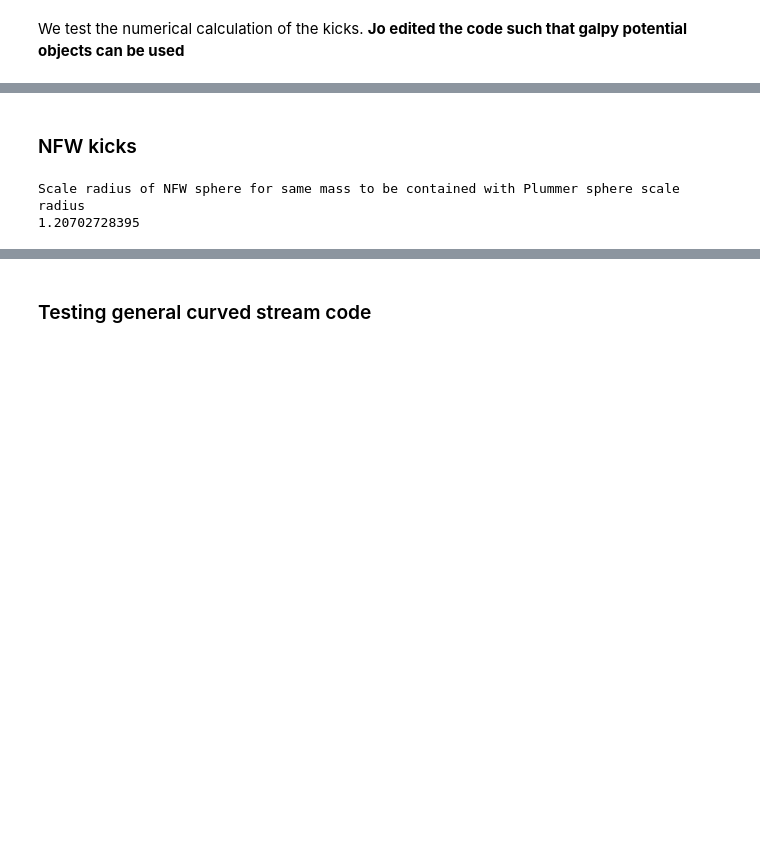
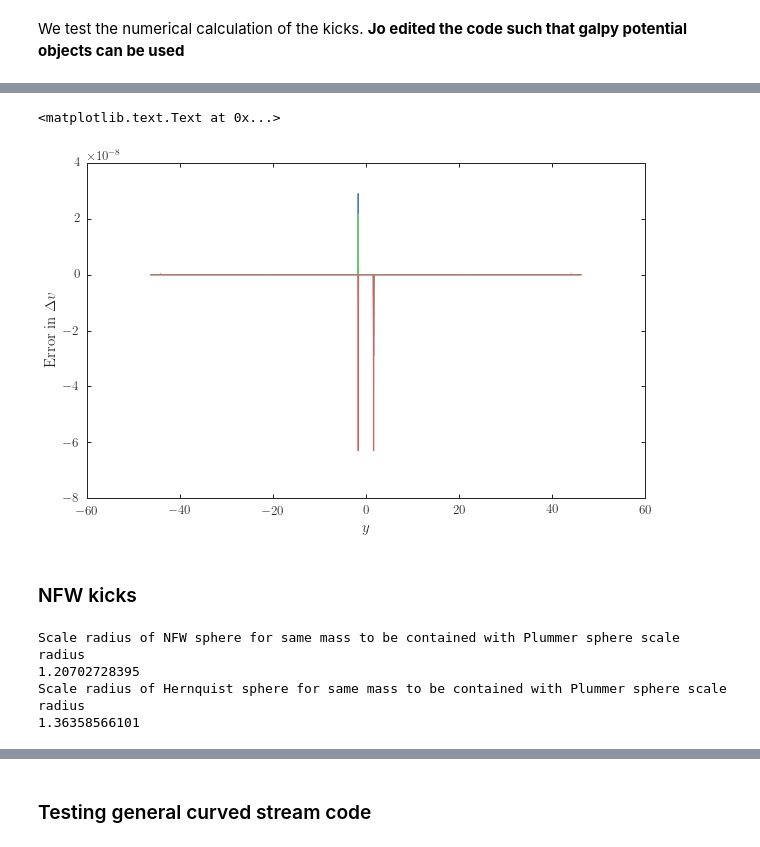
Before and after one commit to jobovy/streamgap-aa, a Jupyter notebook: py/StreamGapExample.ipynb, the cells around one changed output, grey strips where cells are left out. Saved outputs shown, nothing was run; the diff lists cells and outputs as text; code cells hidden in the pictures; blank space fills up the shorter version.

```diff
--- a/py/StreamGapExample.ipynb
+++ b/py/StreamGapExample.ipynb
@@ -49,3 +62,8 @@ plt.plot(y,deltav-deltav_analytic); plt.xlabel(r'$y$'); plt.ylabel(r'Error in $\
+# %%
+plt.plot(y,deltav-deltav_analytic); plt.xlabel(r'$y$'); plt.ylabel(r'Error in $\Delta v$')
+# %% [output]
+<matplotlib.text.Text at 0x...>
+[figure, added]
 # %% [markdown]
 ### NFW kicks
 # %%
@@ -62,9 +84,14 @@ from scipy.optimize import brentq
 print 'Scale radius of NFW sphere for same mass to be contained with Plummer sphere scale radius'
 nfw_scale = brentq(lambda a: plummer_mass(rs,GM,rs) - nfw_mass(rs,GM,a),0.05,rs)
 print nfw_scale
+print 'Scale radius of Hernquist sphere for same mass to be contained with Plummer sphere scale radius'
+hern_scale = brentq(lambda a: plummer_mass(rs,GM,rs) - hernquist_mass(rs,GM,a),0.05,3.*rs)
+print hern_scale
 # %% [output]
 Scale radius of NFW sphere for same mass to be contained with Plummer sphere scale radius
 1.20702728395
+Scale radius of Hernquist sphere for same mass to be contained with Plummer sphere scale radius
+1.36358566101
 # %%
 pot_nfw = NFWPotential(amp=GM,a=nfw_scale)
 deltav_nfw= galpy.df_src.streamgapdf.impulse_deltav_general(v,y,b,w,pot_nfw)
```
Also changed, not shown: parts of 32 cells of this notebook, 25 other files.
